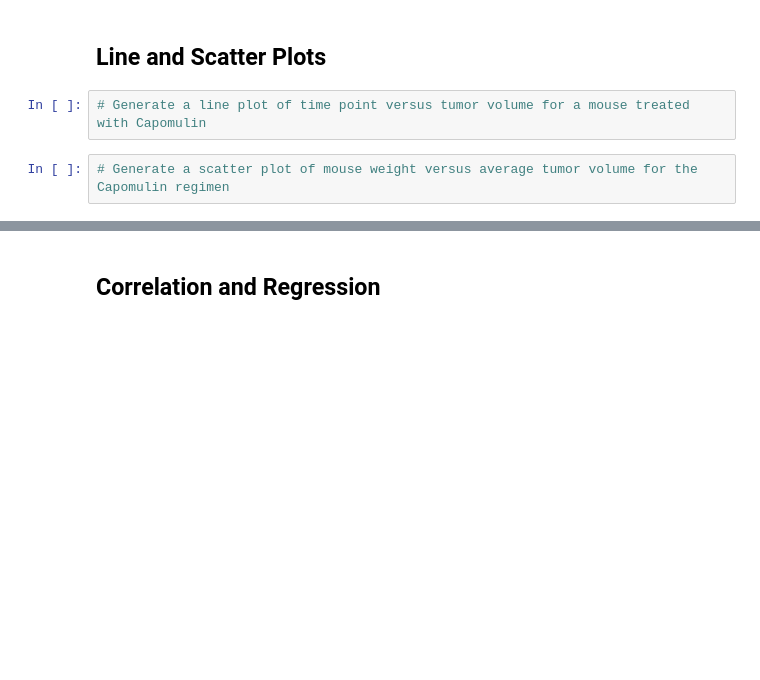
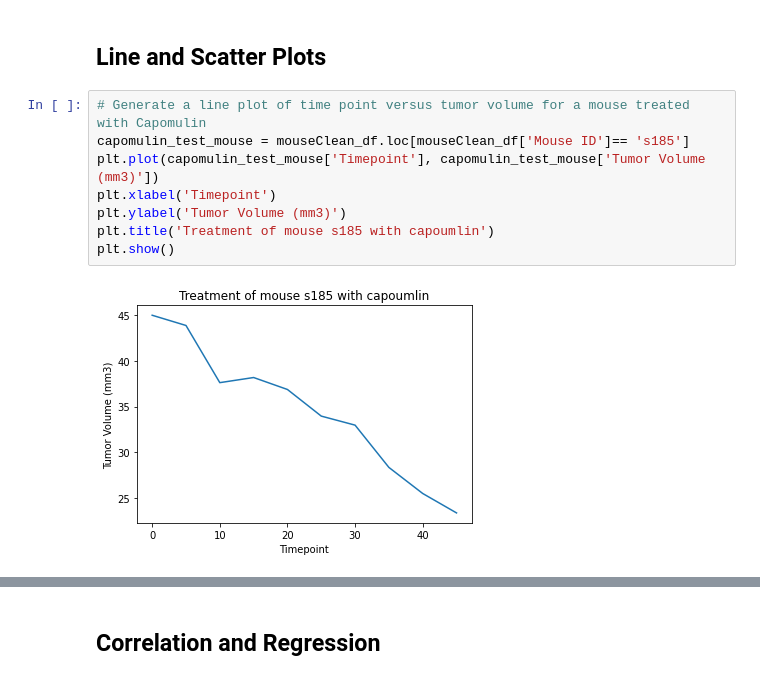
Before and after one commit to EvanK215/Pymaceuticals-Challenge, a Jupyter notebook: pymaceuticals_starter.ipynb, the cells around one changed output, grey strips where cells are left out. Drawn from its saved outputs; the diff is of its cells as text; blank space fills up the shorter version.

```diff
--- a/pymaceuticals_starter.ipynb
+++ b/pymaceuticals_starter.ipynb
@@ -233,5 +289,11 @@ TypeError: '<' not supported between instances of 'str' and 'int'
 ## Line and Scatter Plots
 # %%
 # Generate a line plot of time point versus tumor volume for a mouse treated with Capomulin
+capomulin_test_mouse = mouseClean_df.loc[mouseClean_df['Mouse ID']== 's185']
+plt.plot(capomulin_test_mouse['Timepoint'], capomulin_test_mouse['Tumor Volume (mm3)'])
+plt.xlabel('Timepoint')
+plt.ylabel('Tumor Volume (mm3)')
+plt.title('Treatment of mouse s185 with capoumlin')
+plt.show()
+# %% [output]
+[figure, added]
-# %%
-# Generate a scatter plot of mouse weight versus average tumor volume for the Capomulin regimen
```
Also changed, not shown: parts of 9 cells of this notebook.
